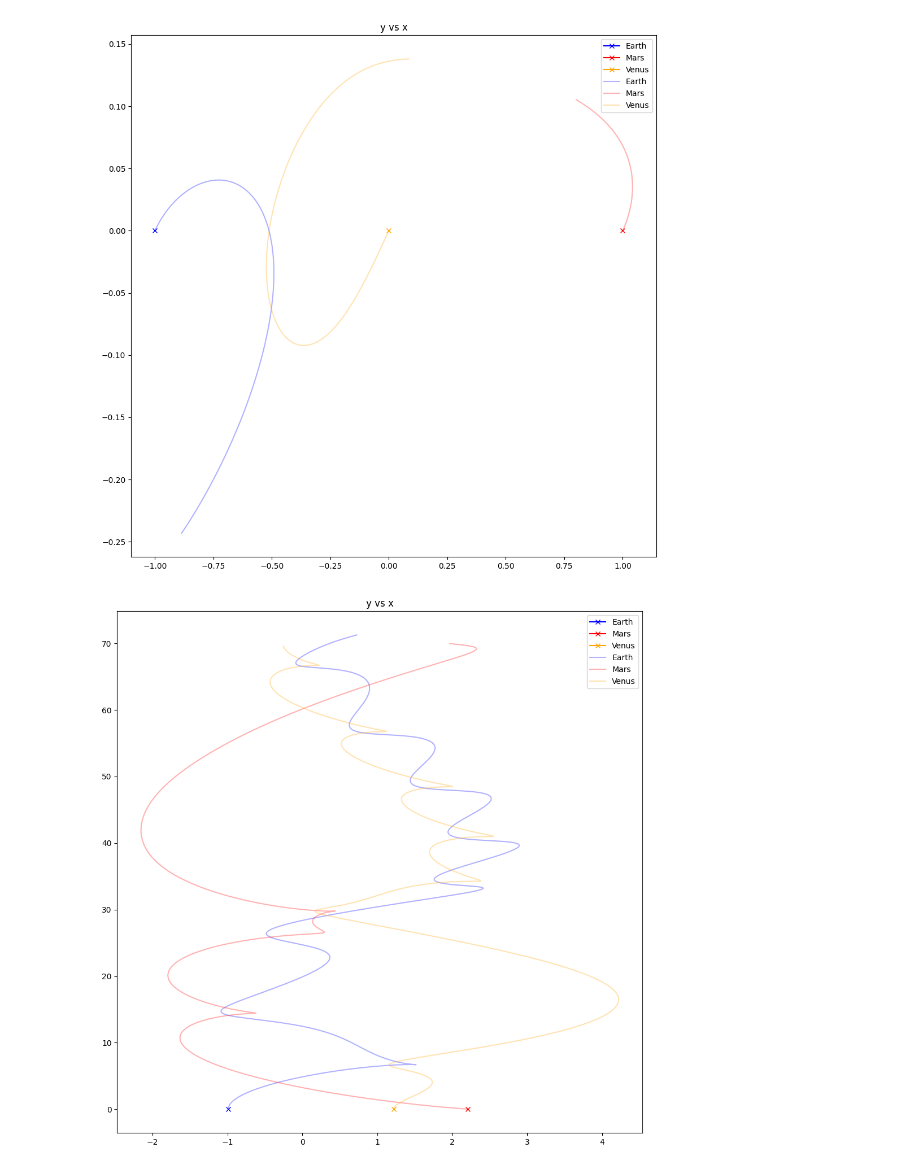
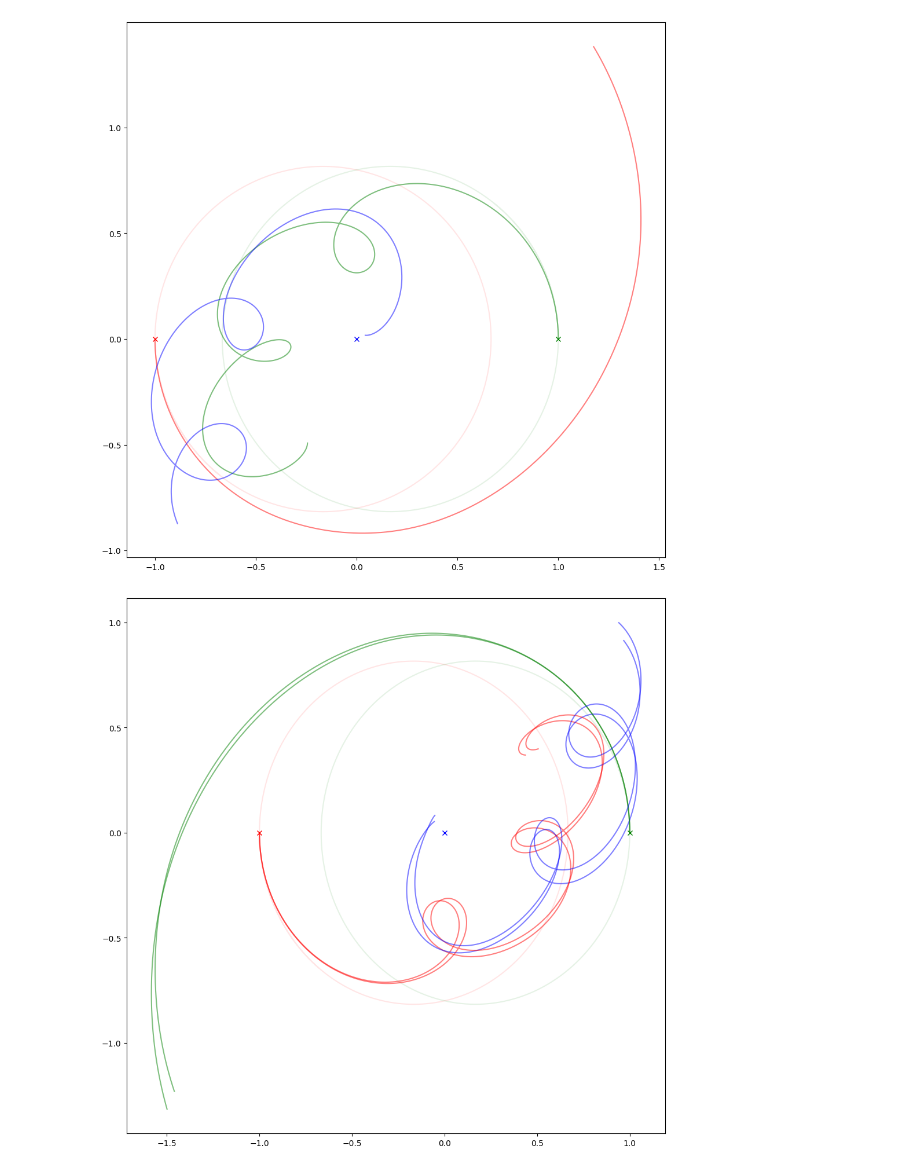
Before and after one commit to wastjohn/ThreeBodyProblemVis, a Jupyter notebook: ThreeBodyVis.ipynb, the cells around one changed output. Drawn from its saved outputs; the diff is of its cells as text; code cells hidden in the pictures.

Commit message:
dope af visualization

```diff
--- a/ThreeBodyVis.ipynb
+++ b/ThreeBodyVis.ipynb
@@ -167,5 +4,0 @@ def plot3Body(p1: tuple, p2: tuple, p3: tuple, v1: tuple, v2: tuple, v3: tuple,
-# %%
-p, df = plot3Body((-1, 0), (1, 0), (0, 0), (0.347113, 0.532727), (0.347113, 0.532727), (-0.694226, -1.065454), 0.001, 60)
-# q, df2 = plot3Body((-1, 0), (1, 0), (0, 0), (0.405043, 0.492281), (0.405043, 0.492281), (-0.810086, -0.984562), 0.001, 80, 2)
-plt.show()
-df
@@ -281,0 +96,11 @@ plt.show()
+# %%
+import random
+
+def perterbations(N):
+    positions = []
+    while len(positions) < N:
+        x = random.randrange(-1000, 1000, 1) / 10000
+        y = random.randrange(0, 1000, 1) / 10000
+        if x**2 + y**2 <= 0.01:
+            positions.append((x, y))
+    return positions
@@ -282,33 +120,47 @@ plt.show()
 # %%
-p = np.array([-1, 1, 0, 0, 0, 0, 0.306893, 0.306893, -0.613786, 0.125507, 0.125507, -0.251014])
-d = heun(p, 1000, 0.001)
-fig, ax = plt.subplots(figsize=(12, 12))
+mid_pos = perterbations(1)
 
-ax.set_title("y vs x")
-ax.plot(d['P1: X Position'][0], d['P1: Y Position'][0], c='blue', marker='x', label='Earth')
-ax.plot(d['P2: X Position'][0], d['P2: Y Position'][0], c='red', marker='x',label='Mars')
-ax.plot(d['P3: X Position'][0], d['P3: Y Position'][0], c='orange', marker='x', label='Venus')
-ax.plot(d['P1: X Position'], d['P1: Y Position'], c='blue', alpha=0.3, label='Earth')
-ax.plot(d['P2: X Position'], d['P2: Y Position'], c='red', alpha=0.3, label='Mars')
-ax.plot(d['P3: X Position'], d['P3: Y Position'], c='orange', alpha=0.3, label='Venus')
-ax.legend()
+p = np.array([-1, 1, 0, 0, 0, 0, 0, 0, 0, -1, 1, 0])
+d = heun(p, 5000, 0.001)
+plt.figure(1, figsize=(12, 12))
+plt.plot(d['P1: X Position'][0], d['P1: Y Position'][0], c='red', marker='x', label='Earth')
+plt.plot(d['P2: X Position'][0], d['P2: Y Position'][0], c='green', marker='x',label='Mars')
+plt.plot(d['P3: X Position'][0], d['P3: Y Position'][0], c='blue', marker='x', label='Venus')
+plt.plot(d['P1: X Position'], d['P1: Y Position'], c='red', alpha=0.1, label='Earth')
+plt.plot(d['P2: X Position'], d['P2: Y Position'], c='green', alpha=0.1, label='Mars')
+plt.plot(d['P3: X Position'], d['P3: Y Position'], c='blue', alpha=0.1, label='Venus')
+
+for x, y in mid_pos:
+    p = np.array([-1, 1, x, 0, 0, y, 0, 0, 0, -1, 1, 0])
+    d = heun(p, 5000, 0.001)
+    plt.plot(d['P1: X Position'], d['P1: Y Position'], c='red', alpha=0.5)
+    plt.plot(d['P2: X Position'], d['P2: Y Position'], c='green', alpha=0.5)
+    plt.plot(d['P3: X Position'], d['P3: Y Position'], c='blue', alpha=0.5)
+
 plt.show()
 # %% [output]
-[figure, old version]
+[figure, new version]
 # %%
-p = np.array([-0.9892620043, 2.2096177241, 1.2203557197, 0, 0, 0, 0, 0, 0, 1.9169244185, 0.1910268738, 2.1079512924])
-d = heun(p, 50000, 0.001)
-fig, ax = plt.subplots(figsize=(12, 12))
+mid_pos = perterbations(2)
 
-ax.set_title("y vs x")
-ax.plot(d['P1: X Position'][0], d['P1: Y Position'][0], c='blue', marker='x', label='Earth')
-ax.plot(d['P2: X Position'][0], d['P2: Y Position'][0], c='red', marker='x',label='Mars')
-ax.plot(d['P3: X Position'][0], d['P3: Y Position'][0], c='orange', marker='x', label='Venus')
-ax.plot(d['P1: X Position'], d['P1: Y Position'], c='blue', alpha=0.3, label='Earth')
-ax.plot(d['P2: X Position'], d['P2: Y Position'], c='red', alpha=0.3, label='Mars')
-ax.plot(d['P3: X Position'], d['P3: Y Position'], c='orange', alpha=0.3, label='Venus')
-ax.legend()
+p = np.array([-1, 1, 0, 0, 0, 0, 0, 0, 0, -1, 1, 0])
+d = heun(p, 5000, 0.001)
+plt.figure(1, figsize=(12, 12))
+plt.plot(d['P1: X Position'][0], d['P1: Y Position'][0], c='red', marker='x', label='Earth')
+plt.plot(d['P2: X Position'][0], d['P2: Y Position'][0], c='green', marker='x',label='Mars')
+plt.plot(d['P3: X Position'][0], d['P3: Y Position'][0], c='blue', marker='x', label='Venus')
+plt.plot(d['P1: X Position'], d['P1: Y Position'], c='red', alpha=0.1, label='Earth')
+plt.plot(d['P2: X Position'], d['P2: Y Position'], c='green', alpha=0.1, label='Mars')
+plt.plot(d['P3: X Position'], d['P3: Y Position'], c='blue', alpha=0.1, label='Venus')
+
+for x, y in mid_pos:
+    p = np.array([-1, 1, x, 0, 0, y, 0, 0, 0, -1, 1, 0])
+    d = heun(p, 5000, 0.001)
+    plt.plot(d['P1: X Position'], d['P1: Y Position'], c='red', alpha=0.5)
+    plt.plot(d['P2: X Position'], d['P2: Y Position'], c='green', alpha=0.5)
+    plt.plot(d['P3: X Position'], d['P3: Y Position'], c='blue', alpha=0.5)
+
 plt.show()
 # %% [output]
-[figure, old version]
+[figure, new version]
 # %%
```
Also changed, not shown: parts of 15 cells of this notebook.
